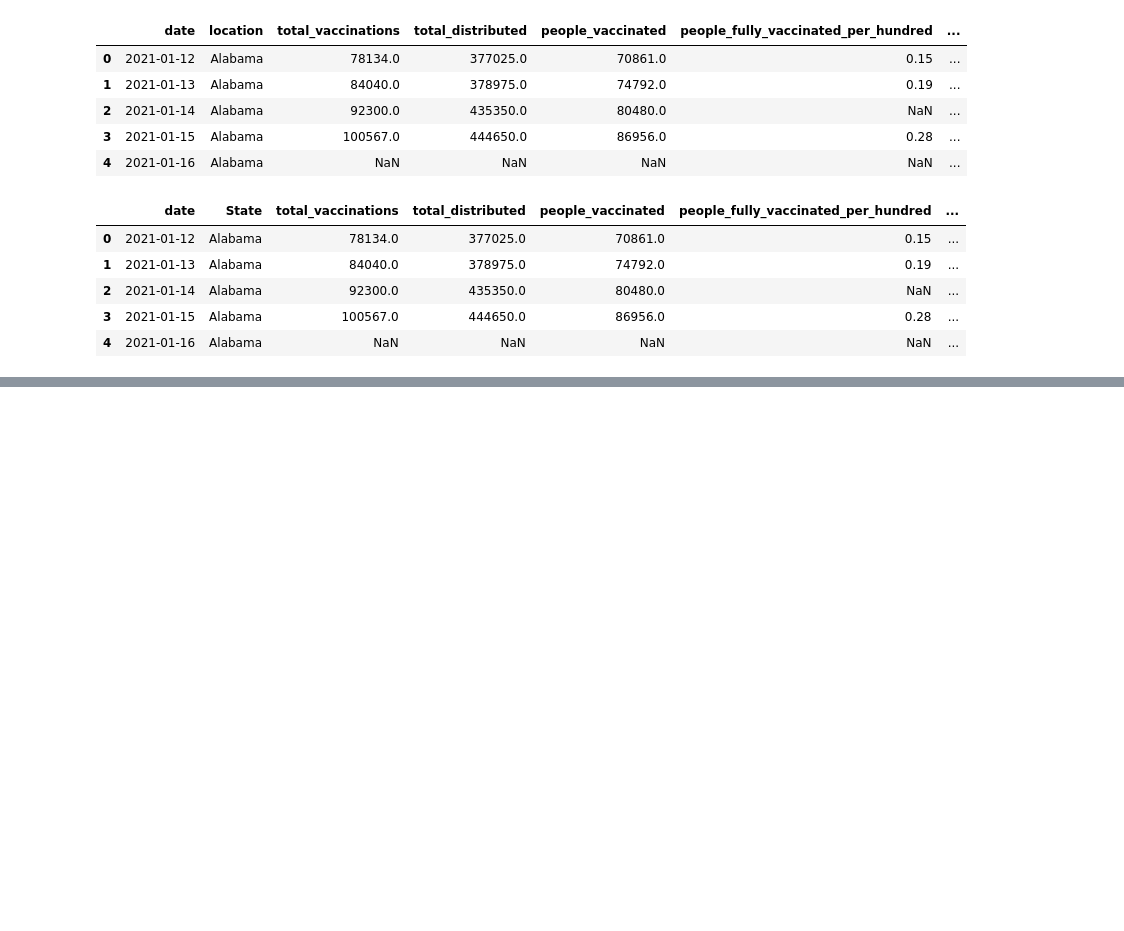
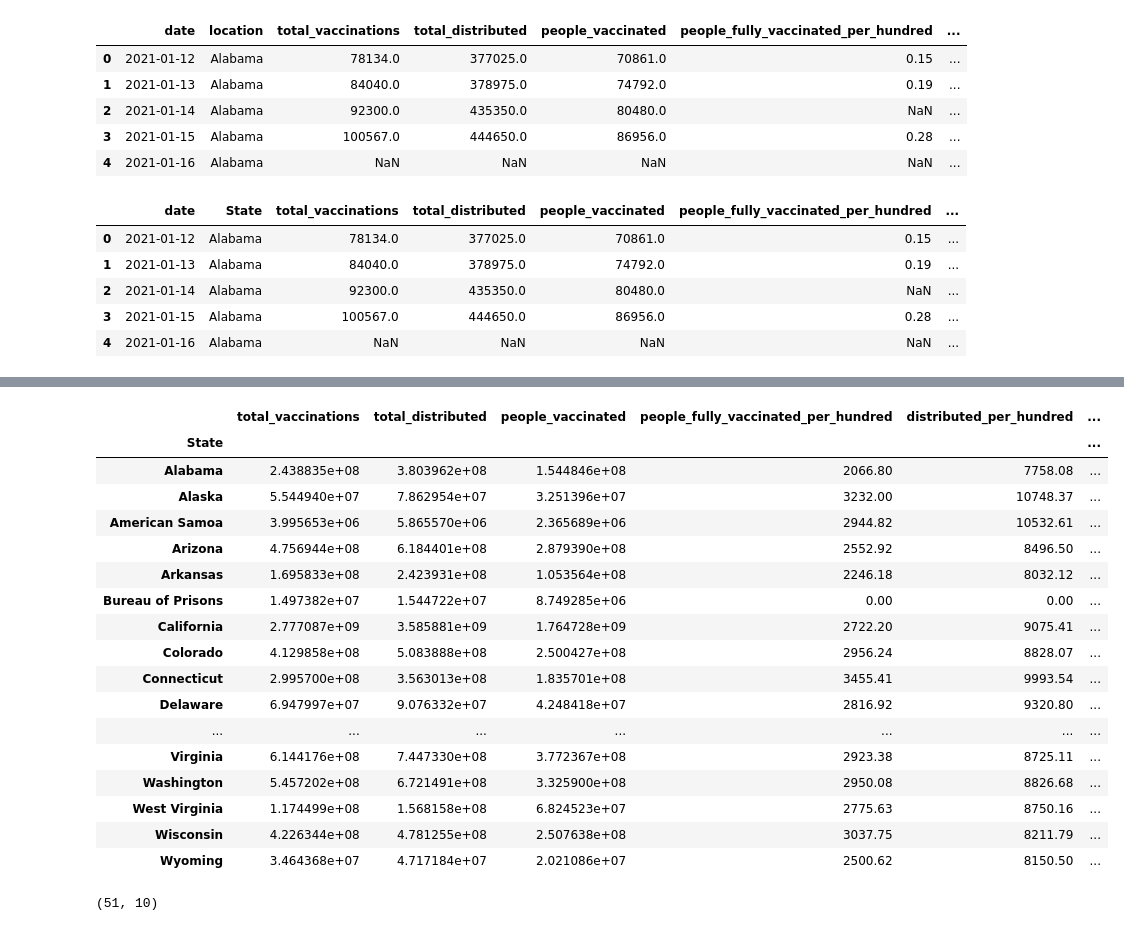
Before and after one commit to ASacdpraseuth/Project-2, a Jupyter notebook: Source_files/us_state_vaccinations_cleaner.ipynb, the cells around one changed output, grey strips where cells are left out. Drawn from its saved outputs; the diff is of its cells as text; code cells hidden in the pictures; blank space fills up the shorter version.

Commit message:
cleaned state vax

```diff
--- a/Source_files/us_state_vaccinations_cleaner.ipynb
+++ b/Source_files/us_state_vaccinations_cleaner.ipynb
@@ -27,0 +26,6 @@ df.head()
+# %%
+aggregation_functions = {'total_vaccinations': 'sum', 'total_distributed': 'sum', 'people_vaccinated': 'sum',
+                         'people_fully_vaccinated_per_hundred': 'sum', 'distributed_per_hundred': 'sum',
+                         'daily_vaccinations_raw': 'sum', 'daily_vaccinations': 'sum',
+                         'daily_vaccinations_per_million': 'sum', 'share_doses_used': 'sum', 'State': 'first'}
+df_new = df.groupby(df['State']).aggregate(aggregation_functions)
@@ -27,0 +42,33 @@ df.head()
+# %%
+# Dates are from 2021-1-12 to 2021-06-10
+
+pd.set_option('display.max_rows', df_new.shape[0]+1)
+df_new
+# %% [output]
+|  | total_vaccinations | total_distributed | people_vaccinated | people_fully_vaccinated_per_hundred | distributed_per_hundred | ... |
+| State |  |  |  |  |  | ... |
+| Alabama | 2.438835e+08 | 3.803962e+08 | 1.544846e+08 | 2066.80 | 7758.08 | ... |
+| Alaska | 5.544940e+07 | 7.862954e+07 | 3.251396e+07 | 3232.00 | 10748.37 | ... |
+| American Samoa | 3.995653e+06 | 5.865570e+06 | 2.365689e+06 | 2944.82 | 10532.61 | ... |
+| Arizona | 4.756944e+08 | 6.184401e+08 | 2.879390e+08 | 2552.92 | 8496.50 | ... |
+| Arkansas | 1.695833e+08 | 2.423931e+08 | 1.053564e+08 | 2246.18 | 8032.12 | ... |
+| Bureau of Prisons | 1.497382e+07 | 1.544722e+07 | 8.749285e+06 | 0.00 | 0.00 | ... |
+| California | 2.777087e+09 | 3.585881e+09 | 1.764728e+09 | 2722.20 | 9075.41 | ... |
+| Colorado | 4.129858e+08 | 5.083888e+08 | 2.500427e+08 | 2956.24 | 8828.07 | ... |
+| Connecticut | 2.995700e+08 | 3.563013e+08 | 1.835701e+08 | 3455.41 | 9993.54 | ... |
+| Delaware | 6.947997e+07 | 9.076332e+07 | 4.248418e+07 | 2816.92 | 9320.80 | ... |
+| ... | ... | ... | ... | ... | ... | ... |
+| Virginia | 6.144176e+08 | 7.447330e+08 | 3.772367e+08 | 2923.38 | 8725.11 | ... |
+| Washington | 5.457202e+08 | 6.721491e+08 | 3.325900e+08 | 2950.08 | 8826.68 | ... |
+| West Virginia | 1.174499e+08 | 1.568158e+08 | 6.824523e+07 | 2775.63 | 8750.16 | ... |
+| Wisconsin | 4.226344e+08 | 4.781255e+08 | 2.507638e+08 | 3037.75 | 8211.79 | ... |
+| Wyoming | 3.464368e+07 | 4.717184e+07 | 2.021086e+07 | 2500.62 | 8150.50 | ... |
+# %%
+df_new = df_new[~df_new['State'].isin(['American Samoa', 'Bureau of Prisons', 'Dept of Defense', 'District of Columbia',
+                                       'Federated States of Micronesia', 'Guam', 'Indian Health Svc', 'Long Term Care',
+                                       'Marshall Islands', 'Northern Mariana Islands', 'Puerto Rico', 'Republic of Palau',
+                                       'Veterans Health', 'Virgin Islands'])]
+
+df_new.shape
+# %% [output]
+(51, 10)
```
Also changed, not shown: parts of 8 cells of this notebook, 1 other file.
